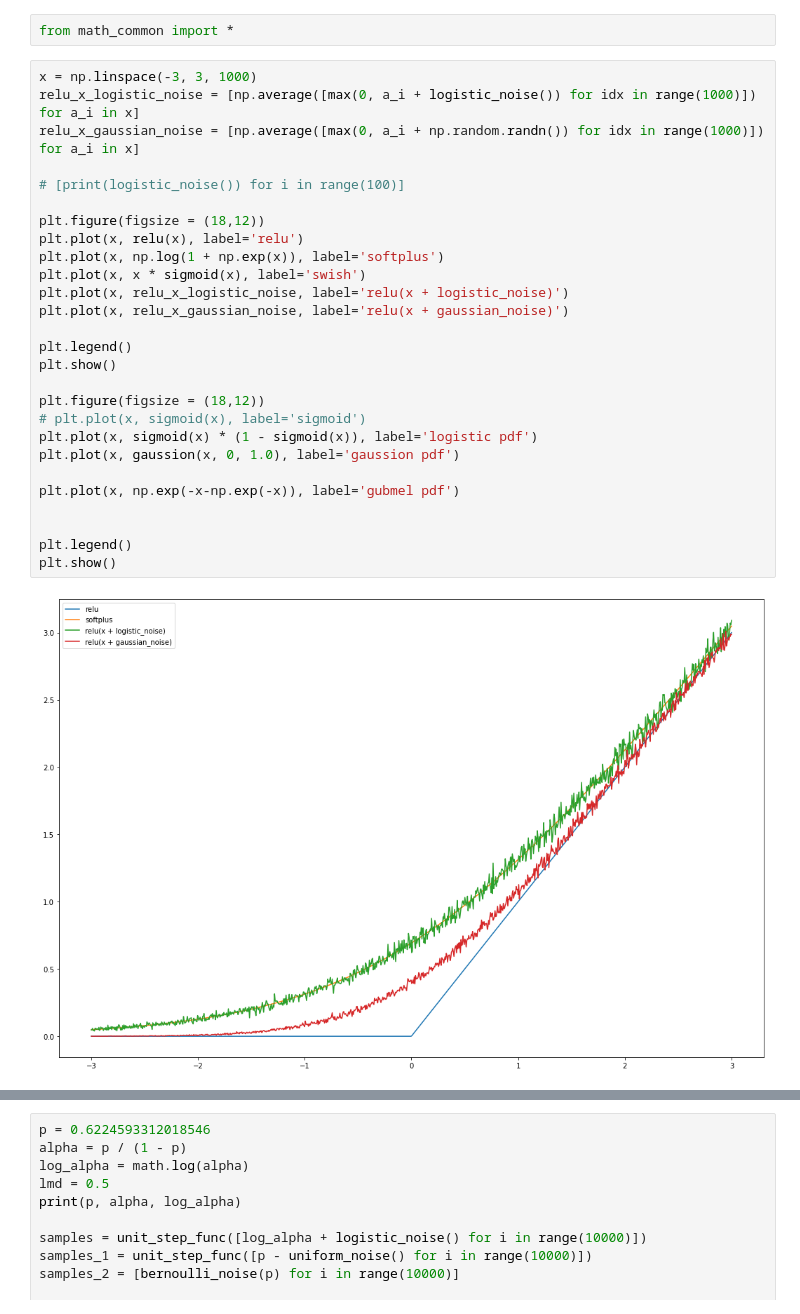
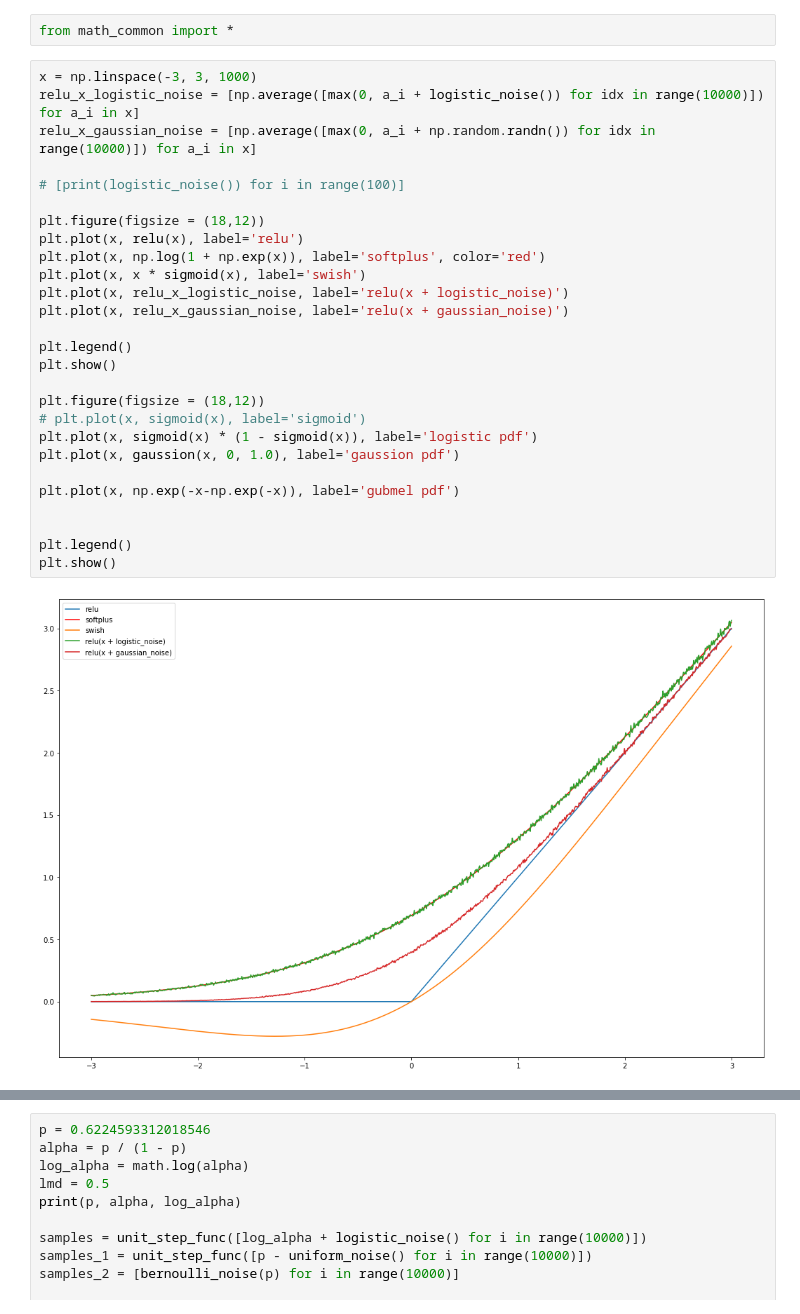
Before and after one commit to ColbyZhou/informal_notebooks, a Jupyter notebook: Relu_soft.ipynb, the cells around one changed output, grey strips where cells are left out. Cells and saved outputs as stored; diff of their text form.

```diff
--- a/Relu_soft.ipynb
+++ b/Relu_soft.ipynb
@@ -2,30 +2,30 @@
 from math_common import *
 # %%
 x = np.linspace(-3, 3, 1000)
-relu_x_logistic_noise = [np.average([max(0, a_i + logistic_noise()) for idx in range(1000)]) for a_i in x]
-relu_x_gaussian_noise = [np.average([max(0, a_i + np.random.randn()) for idx in range(1000)]) for a_i in x]
+relu_x_logistic_noise = [np.average([max(0, a_i + logistic_noise()) for idx in range(10000)]) for a_i in x]
+relu_x_gaussian_noise = [np.average([max(0, a_i + np.random.randn()) for idx in range(10000)]) for a_i in x]
 
 # [print(logistic_noise()) for i in range(100)]
 
 plt.figure(figsize = (18,12))
 plt.plot(x, relu(x), label='relu')
-plt.plot(x, np.log(1 + np.exp(x)), label='softplus')
+plt.plot(x, np.log(1 + np.exp(x)), label='softplus', color='red')
 plt.plot(x, x * sigmoid(x), label='swish')
 plt.plot(x, relu_x_logistic_noise, label='relu(x + logistic_noise)')
 plt.plot(x, relu_x_gaussian_noise, label='relu(x + gaussian_noise)')
 
 plt.legend()
 plt.show()
 
 plt.figure(figsize = (18,12))
 # plt.plot(x, sigmoid(x), label='sigmoid')
 plt.plot(x, sigmoid(x) * (1 - sigmoid(x)), label='logistic pdf')
 plt.plot(x, gaussion(x, 0, 1.0), label='gaussion pdf')
 
 plt.plot(x, np.exp(-x-np.exp(-x)), label='gubmel pdf')
 
 
 plt.legend()
 plt.show()
 # %% [output]
-[figure, old version]
+[figure, new version]
```
Also changed, not shown: parts of 2 cells of this notebook, 1 other file.
